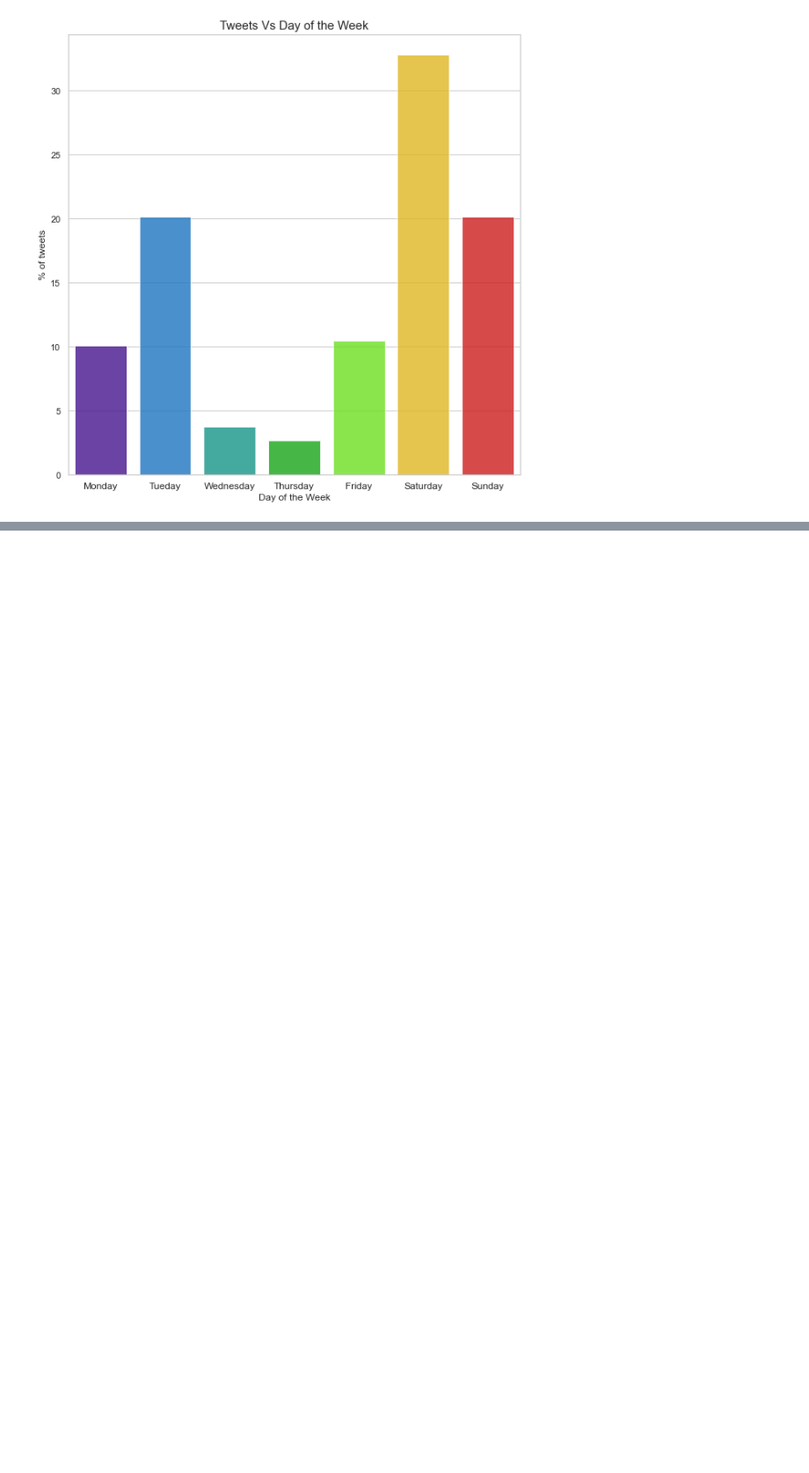
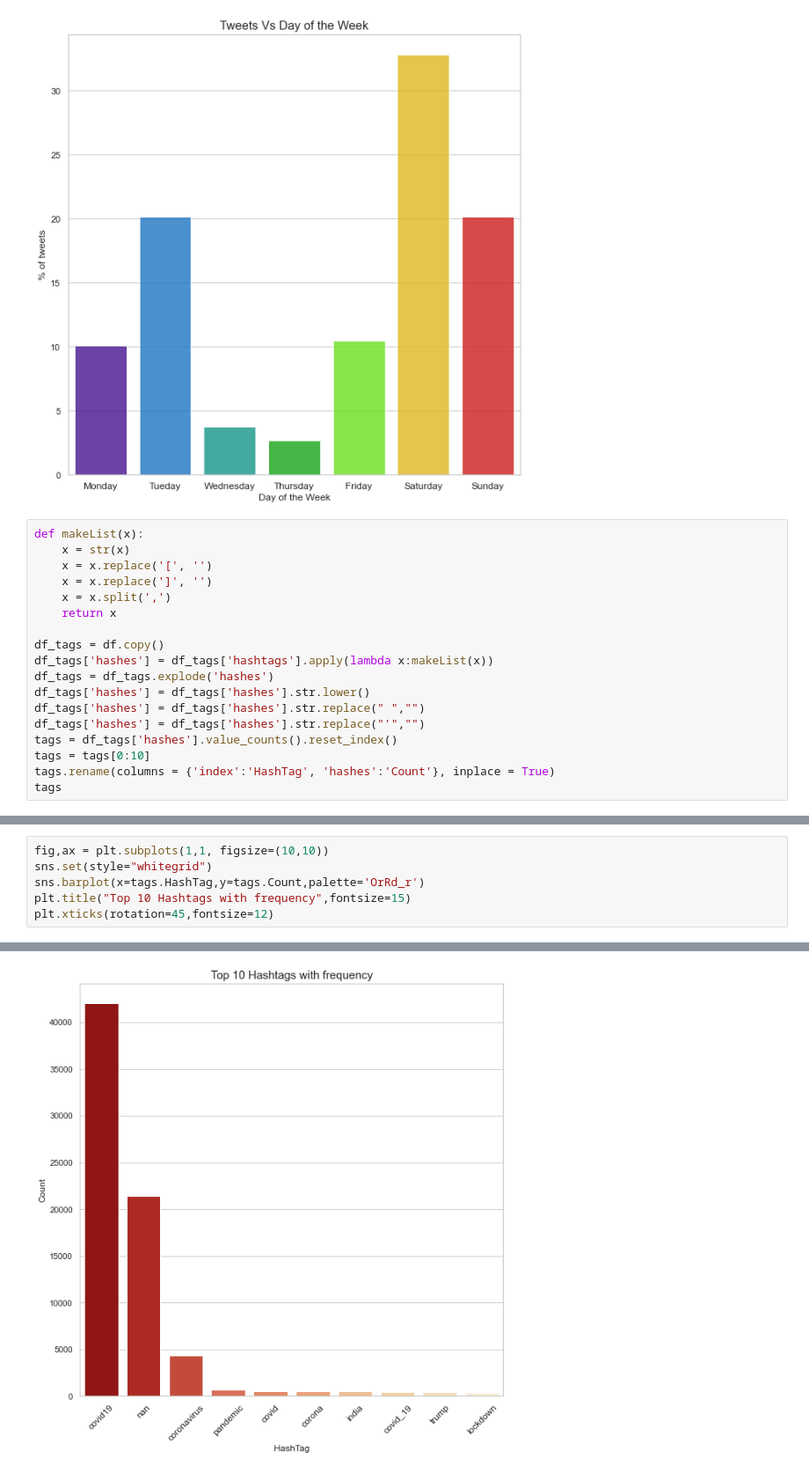
Before and after one commit to SantiG2233/RetoAnalitica, a Jupyter notebook: Reto.ipynb, the cells around one changed output, grey strips where cells are left out. Shown at 88% size. Cells and saved outputs as stored; diff of their text form; blank space fills up the shorter version.

```diff
--- a/Reto.ipynb
+++ b/Reto.ipynb
@@ -179,3 +181,21 @@ plt.xticks(fontsize=12)
   Text(5, 0, 'Saturday'),
   Text(6, 0, 'Sunday')])
 [figure]
+# %%
+def makeList(x):
+    x = str(x)
+    x = x.replace('[', '')
+    x = x.replace(']', '')
+    x = x.split(',')
+    return x
+
+df_tags = df.copy()
+df_tags['hashes'] = df_tags['hashtags'].apply(lambda x:makeList(x))
+df_tags = df_tags.explode('hashes')
+df_tags['hashes'] = df_tags['hashes'].str.lower()
+df_tags['hashes'] = df_tags['hashes'].str.replace(" ","")
+df_tags['hashes'] = df_tags['hashes'].str.replace("'","")
+tags = df_tags['hashes'].value_counts().reset_index()
+tags = tags[0:10]
+tags.rename(columns = {'index':'HashTag', 'hashes':'Count'}, inplace = True)
+tags
@@ -181,0 +214,7 @@ plt.xticks(fontsize=12)
+# %%
+fig,ax = plt.subplots(1,1, figsize=(10,10))
+sns.set(style="whitegrid")
+sns.barplot(x=tags.HashTag,y=tags.Count,palette='OrRd_r')
+plt.title("Top 10 Hashtags with frequency",fontsize=15)
+plt.xticks(rotation=45,fontsize=12)
+# %% [output]
@@ -181,0 +232 @@ plt.xticks(fontsize=12)
+[figure, added]
```
Also changed, not shown: parts of 3 cells of this notebook.
